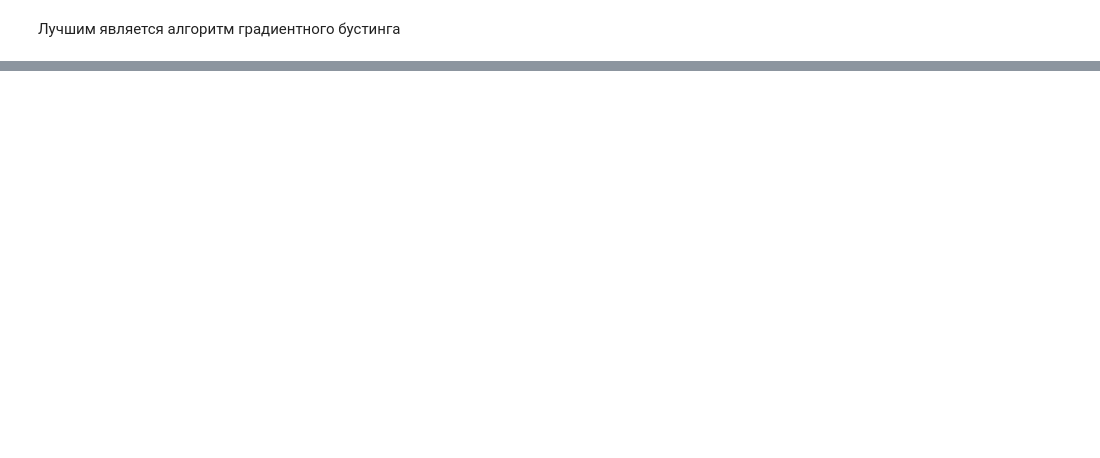
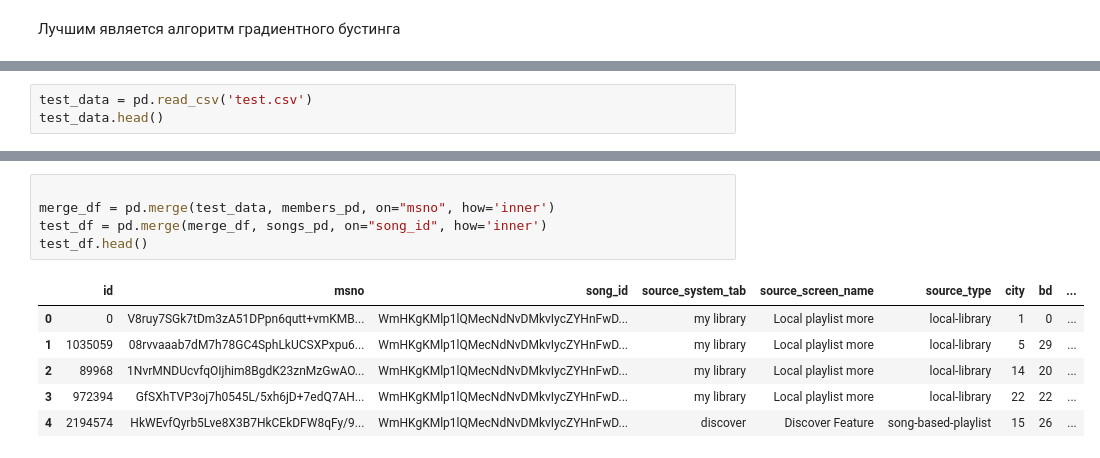
Before and after one commit to Kisponis/VK_music_prediction, a Jupyter notebook: main.ipynb, the cells around one changed output, grey strips where cells are left out. Cells and saved outputs as stored; diff of their text form; blank space fills up the shorter version.

```diff
--- a/main.ipynb
+++ b/main.ipynb
@@ -127,0 +179,3 @@ Test NDCG@k -score: 0.5585292086080057
+# %%
+test_data = pd.read_csv('test.csv')
+test_data.head()
@@ -127,0 +189,12 @@ Test NDCG@k -score: 0.5585292086080057
+# %%
+
+merge_df = pd.merge(test_data, members_pd, on="msno", how='inner')
+test_df = pd.merge(merge_df, songs_pd, on="song_id", how='inner')
+test_df.head()
+# %% [output]
+|  | id | msno | song_id | source_system_tab | source_screen_name | source_type | city | bd | ... |
+| 0 | 0 | V8ruy7SGk7tDm3zA51DPpn6qutt+vmKMB... | WmHKgKMlp1lQMecNdNvDMkvIycZYHnFwD... | my library | Local playlist more | local-library | 1 | 0 | ... |
+| 1 | 1035059 | 08rvvaaab7dM7h78GC4SphLkUCSXPxpu6... | WmHKgKMlp1lQMecNdNvDMkvIycZYHnFwD... | my library | Local playlist more | local-library | 5 | 29 | ... |
+| 2 | 89968 | 1NvrMNDUcvfqOIjhim8BgdK23znMzGwAO... | WmHKgKMlp1lQMecNdNvDMkvIycZYHnFwD... | my library | Local playlist more | local-library | 14 | 20 | ... |
+| 3 | 972394 | GfSXhTVP3oj7h0545L/5xh6jD+7edQ7AH... | WmHKgKMlp1lQMecNdNvDMkvIycZYHnFwD... | my library | Local playlist more | local-library | 22 | 22 | ... |
+| 4 | 2194574 | HkWEvfQyrb5Lve8X3B7HkCEkDFW8qFy/9... | WmHKgKMlp1lQMecNdNvDMkvIycZYHnFwD... | discover | Discover Feature | song-based-playlist | 15 | 26 | ... |
```
Also changed, not shown: parts of 18 cells of this notebook.
